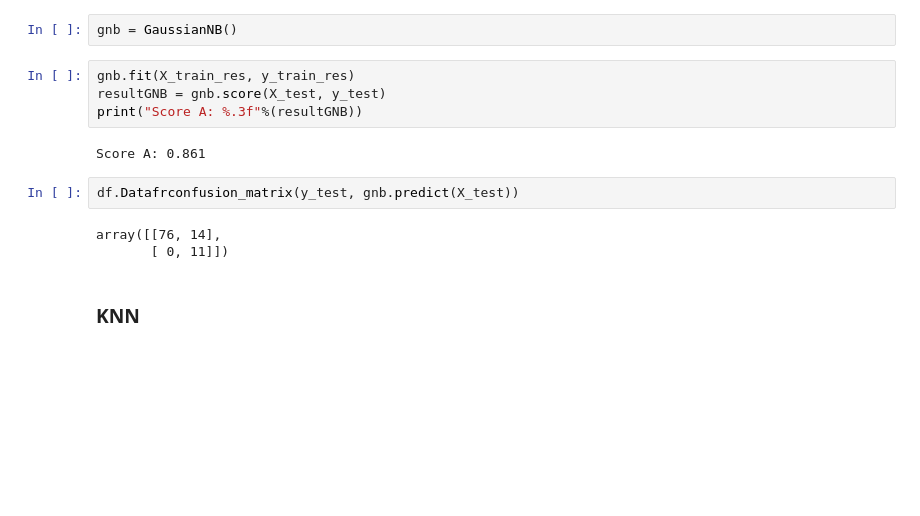
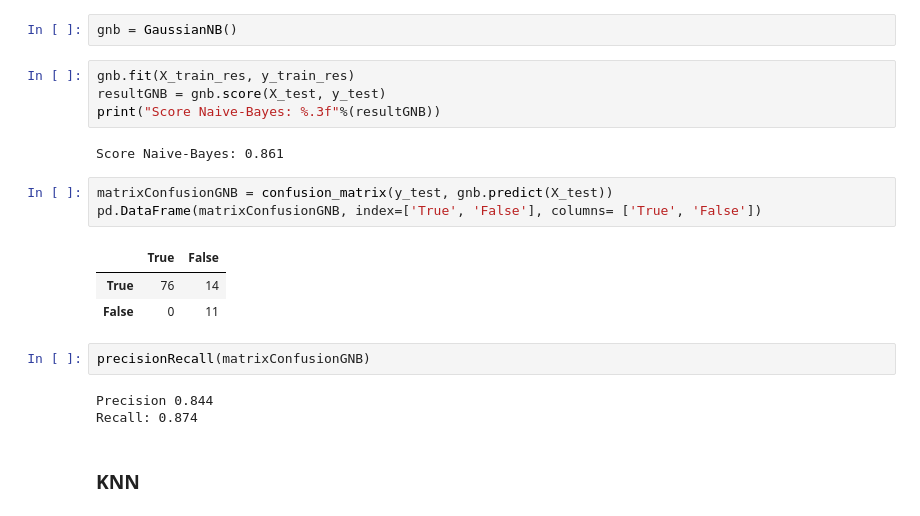
Before and after one commit to if1015-datascience-ufpe/2018-2-projeto-follow-up, a Jupyter notebook: src/Follow UP.ipynb, the cells around one changed output. Drawn from its saved outputs; the diff is of its cells as text; blank space fills up the shorter version.

Commit message:
precision recall

```diff
--- a/src/Follow UP.ipynb
+++ b/src/Follow UP.ipynb
@@ -491,14 +496,21 @@ gnb = GaussianNB()
 # %%
 gnb.fit(X_train_res, y_train_res)
 resultGNB = gnb.score(X_test, y_test)
-print("Score A: %.3f"%(resultGNB))
+print("Score Naive-Bayes: %.3f"%(resultGNB))
 # %% [output]
-Score A: 0.861
+Score Naive-Bayes: 0.861
-# %%
-df.Datafrconfusion_matrix(y_test, gnb.predict(X_test))
-# %% [output]
-array([[76, 14],
-       [ 0, 11]])
+# %%
+matrixConfusionGNB = confusion_matrix(y_test, gnb.predict(X_test))
+pd.DataFrame(matrixConfusionGNB, index=['True', 'False'], columns= ['True', 'False'])
+# %% [output]
+|  | True | False |
+| True | 76 | 14 |
+| False | 0 | 11 |
+# %%
+precisionRecall(matrixConfusionGNB)
+# %% [output]
+Precision 0.844
+Recall: 0.874
 # %% [markdown]
 <h3>KNN</h3>
 # %%
```
Also changed, not shown: parts of 9 cells of this notebook.
